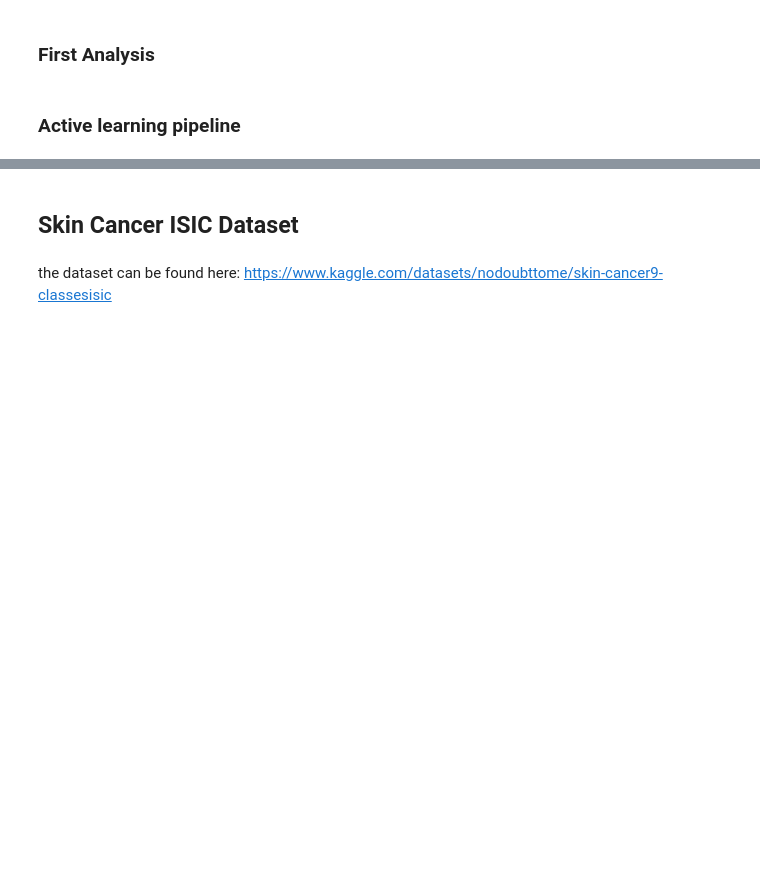
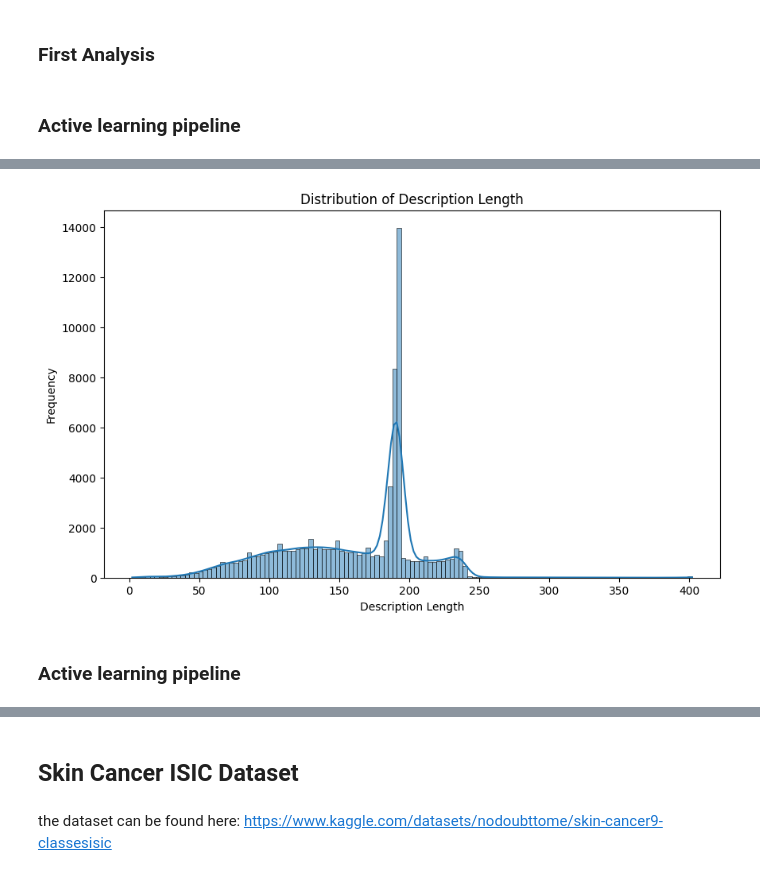
Before and after one commit to yarden4998/DataAnalysisAndVisualizationProject, a Jupyter notebook: dataanalysisvisualizationfiles/research/code/explore_datasets.ipynb, the cells around one changed output, grey strips where cells are left out. Saved outputs shown, nothing was run; the diff lists cells and outputs as text; code cells hidden in the pictures; blank space fills up the shorter version.

```diff
--- a/dataanalysisvisualizationfiles/research/code/explore_datasets.ipynb
+++ b/dataanalysisvisualizationfiles/research/code/explore_datasets.ipynb
@@ -190,0 +374,16 @@ for i in range(iterations):
+# %%
+import seaborn as sns
+
+import matplotlib.pyplot as plt
+
+# Plotting the distribution of description lengths
+plt.figure(figsize=(10, 6))
+sns.histplot(imdb_movies_data['description_length'], kde=True)
+plt.title('Distribution of Description Length')
+plt.xlabel('Description Length')
+plt.ylabel('Frequency')
+plt.show()
+# %% [output]
+[figure, added]
+# %% [markdown]
+### Active learning pipeline
```
Also changed, not shown: parts of 20 cells of this notebook, 3 other files.
